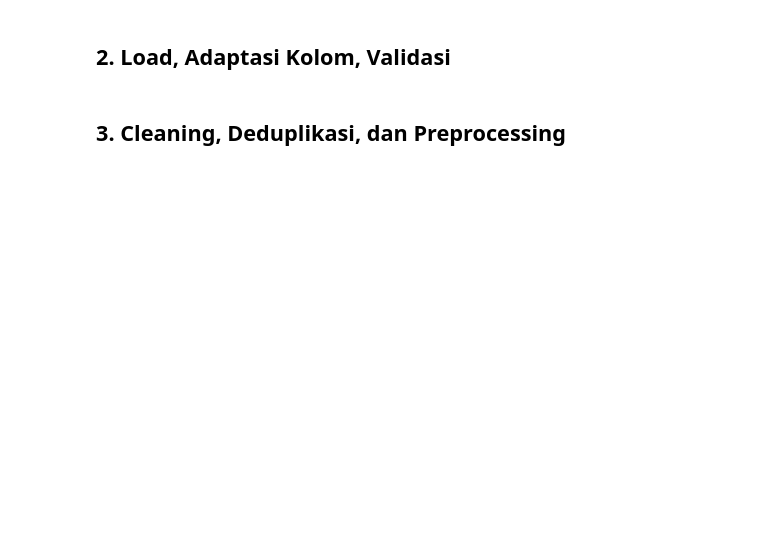
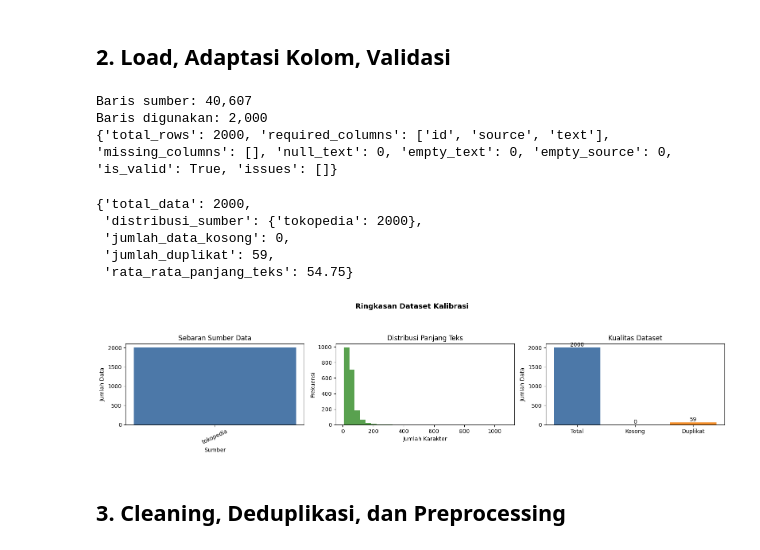
Before and after one commit to dammar01/hybrid-nlp-sentiment-classification, a Jupyter notebook: calibration.ipynb, the cells around one changed output. Saved outputs shown, nothing was run; the diff lists cells and outputs as text; code cells hidden in the pictures; blank space fills up the shorter version.

Commit message:
fix visualization services

```diff
--- a/calibration.ipynb
+++ b/calibration.ipynb
@@ -57,37 +64,49 @@ print(f"Batas baris demo: {MAX_ROWS if MAX_ROWS else 'semua'}")
 dataset_service = DatasetService()
 evaluation_service = EvaluationService()
 artifact_service = ArtifactService()
+visualization_service = VisualizationService()
 
 raw_df = dataset_service.load(DATASET_PATH)
 if config.COL_TEXT not in raw_df.columns:
     raise KeyError(f"Kolom '{config.COL_TEXT}' tidak ditemukan pada dataset")
 if "rating" not in raw_df.columns:
     raise KeyError("Kolom 'rating' dibutuhkan sebagai label aktual kalibrasi")
 
 base_df = raw_df
 if MAX_ROWS is not None:
     base_df = base_df.head(MAX_ROWS)
 
 text_df = (
     base_df
     .select(config.COL_TEXT, "rating")
     .with_row_index(config.COL_ID, offset=1)
     .with_columns(
         pl.col(config.COL_ID).cast(pl.Utf8),
         pl.lit(SOURCE_NAME).alias(config.COL_SOURCE),
         pl.col(config.COL_TEXT).cast(pl.Utf8, strict=False),
     )
     .select(config.COL_ID, config.COL_SOURCE, config.COL_TEXT, "rating")
 )
 text_df = evaluation_service.add_actual_label_from_rating(text_df)
 
 validation = dataset_service.validate(text_df)
 summary = dataset_service.build_summary(text_df)
 
 print(f"Baris sumber: {raw_df.height:,}")
 print(f"Baris digunakan: {text_df.height:,}")
 print(validation)
-summary
+display(summary)
+fig_dataset = visualization_service.plot_dataset_overview(text_df, summary)
+# %% [output]
+Baris sumber: 40,607
+Baris digunakan: 2,000
+{'total_rows': 2000, 'required_columns': ['id', 'source', 'text'], 'missing_columns': [], 'null_text': 0, 'empty_text': 0, 'empty_source': 0, 'is_valid': True, 'issues': []}
+{'total_data': 2000,
+ 'distribusi_sumber': {'tokopedia': 2000},
+ 'jumlah_data_kosong': 0,
+ 'jumlah_duplikat': 59,
+ 'rata_rata_panjang_teks': 54.75}
+[figure, added]
 # %% [markdown]
 ## 3. Cleaning, Deduplikasi, dan Preprocessing
 # %%
```
Also changed, not shown: parts of 11 cells of this notebook, 2 other files.
